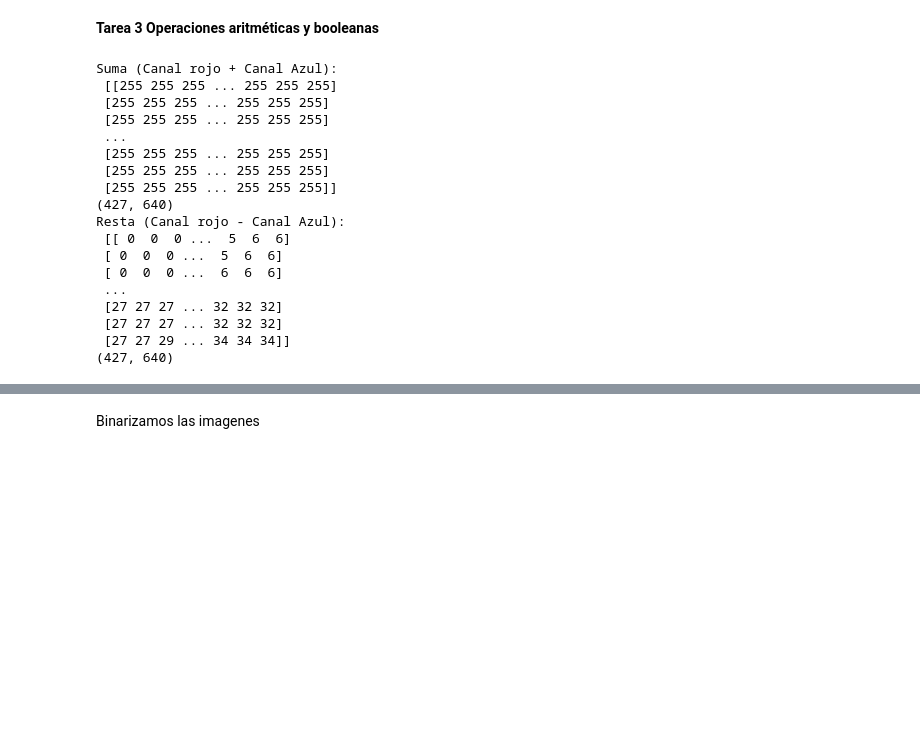
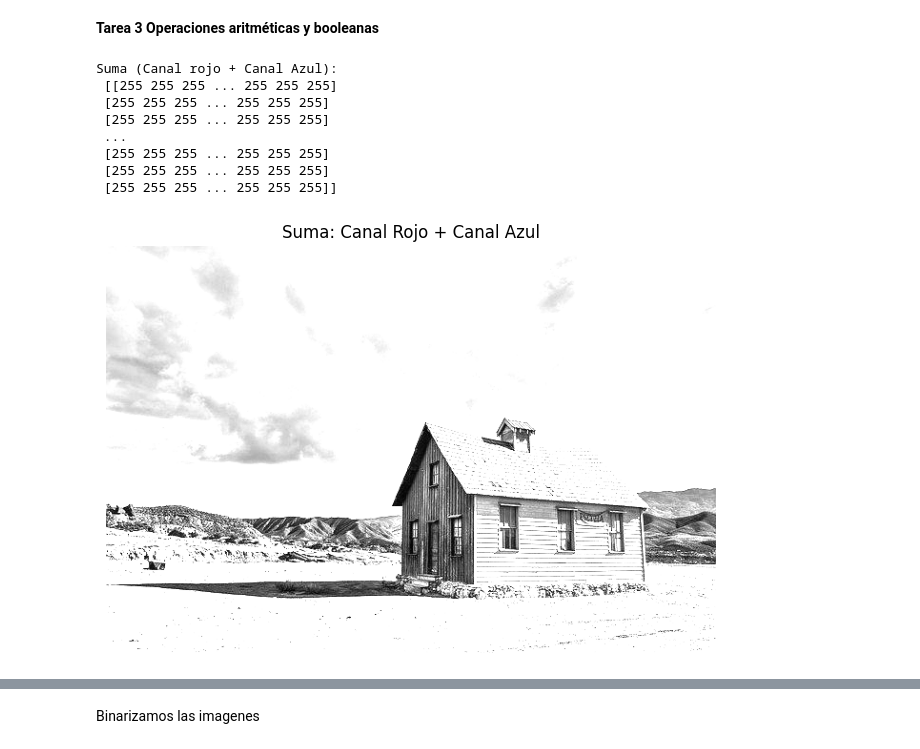
Before and after one commit to JoseCervantes06/Practica1_GrupoC_Cervantes_Hadidi, a Jupyter notebook: Analisis/Practica1_GrupoC.ipynb, the cells around one changed output, grey strips where cells are left out. Cells and saved outputs as stored; diff of their text form; code cells hidden in the pictures; blank space fills up the shorter version.

```diff
--- a/Analisis/Practica1_GrupoC.ipynb
+++ b/Analisis/Practica1_GrupoC.ipynb
@@ -147,27 +147,22 @@ Azul   157.821838  52.427288  2748.620571
 # %%
 suma = cv2.add(red_ch, blue_ch)
 print(f'Suma (Canal rojo + Canal Azul): \n {suma}')
-print(suma.shape) # alto, ancho
+#print(suma.shape) # alto, ancho
 
-resta = cv2.subtract(red_ch, blue_ch)
-print(f'Resta (Canal rojo - Canal Azul): \n {resta}')
-print(resta.shape) # alto, ancho
+plt.figure()
+plt.imshow(suma, cmap="gray")
+plt.title("Suma: Canal Rojo + Canal Azul")
+plt.axis('off')
+
+plt.tight_layout()
+plt.show()
 # %% [output]
 Suma (Canal rojo + Canal Azul):
  [[255 255 255 ... 255 255 255]
  [255 255 255 ... 255 255 255]
  [255 255 255 ... 255 255 255]
  ...
  [255 255 255 ... 255 255 255]
  [255 255 255 ... 255 255 255]
  [255 255 255 ... 255 255 255]]
-(427, 640)
-Resta (Canal rojo - Canal Azul):
- [[ 0  0  0 ...  5  6  6]
- [ 0  0  0 ...  5  6  6]
- [ 0  0  0 ...  6  6  6]
- ...
- [27 27 27 ... 32 32 32]
- [27 27 27 ... 32 32 32]
- [27 27 29 ... 34 34 34]]
-(427, 640)
+[figure, added]
```
Also changed, not shown: parts of 7 cells of this notebook, 1 other file.
